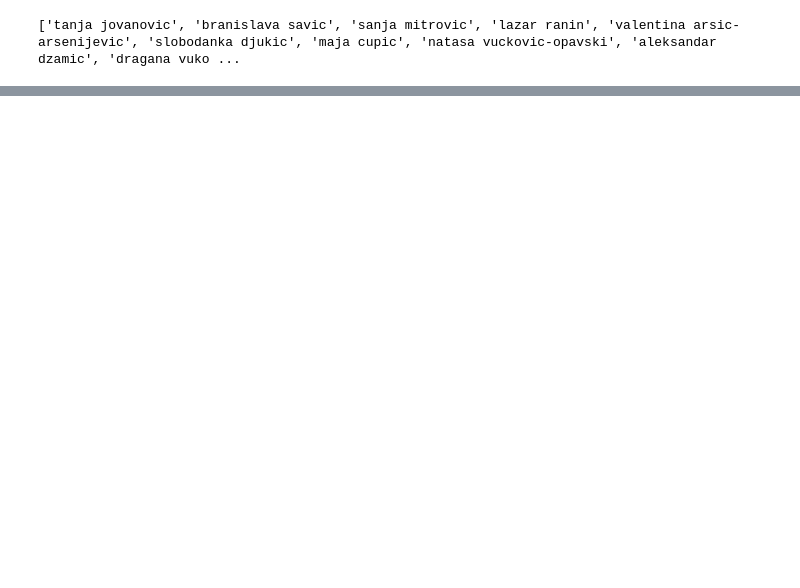
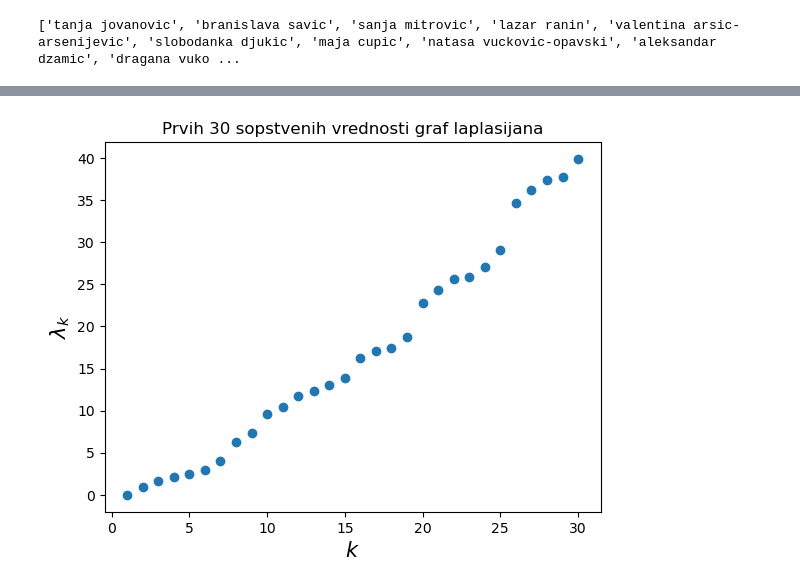
Before and after one commit to andrijanamikovic/Analiza-naucne-produkcije, a Jupyter notebook: community_detection.ipynb, the cells around one changed output, grey strips where cells are left out. Cells and saved outputs as stored; diff of their text form; code cells hidden in the pictures; blank space fills up the shorter version.

```diff
--- a/community_detection.ipynb
+++ b/community_detection.ipynb
@@ -57,0 +73,6 @@ nx.write_gml(G, output_path)
+# %%
+df_eig_30 = df_eig[:30]
+
+plot_scatterplot(df_eig_30.iloc[:,0], df_eig_30.iloc[:,1], r'$k$', r'$\lambda_k$', 'Prvih 30 sopstvenih vrednosti graf laplasijana')
+# %% [output]
+[figure, added]
```
Also changed, not shown: parts of 11 cells of this notebook, 21 other files.
